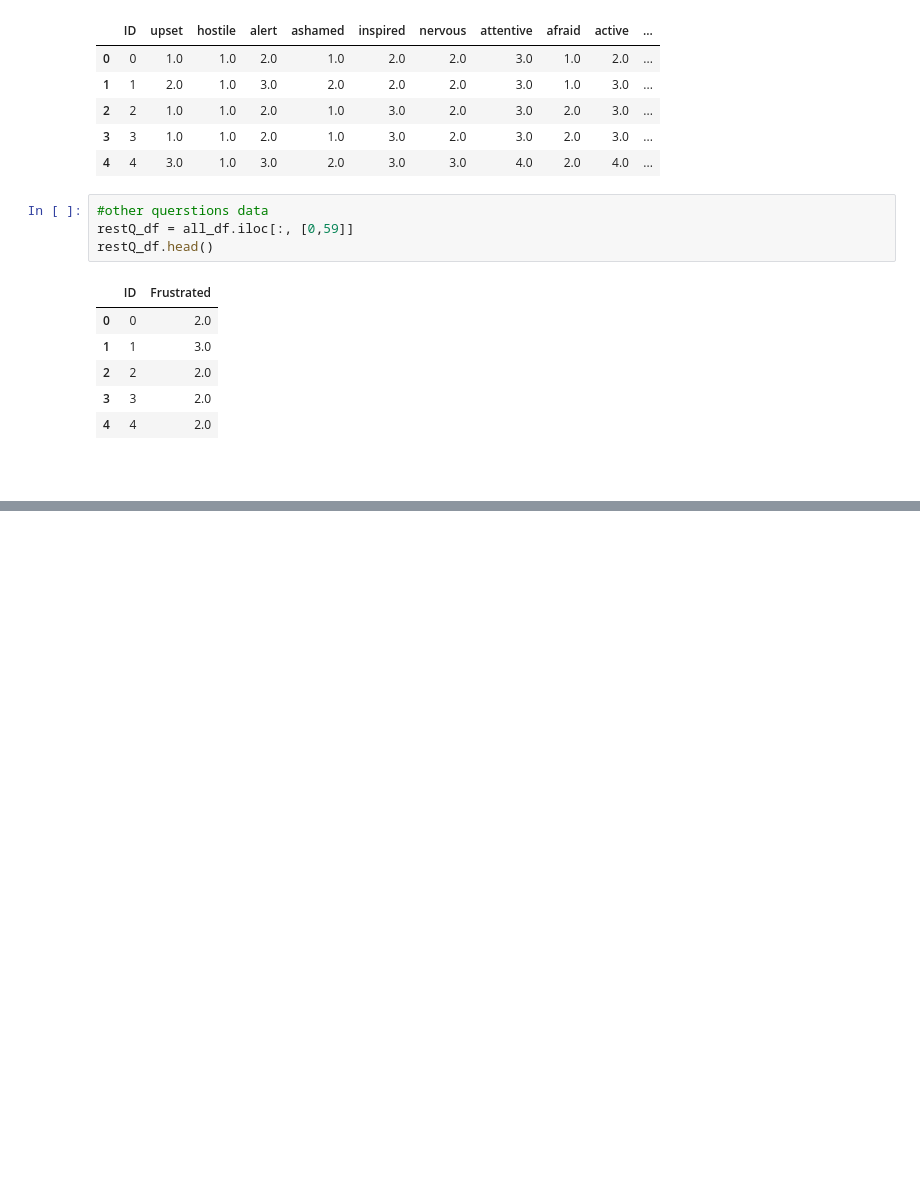
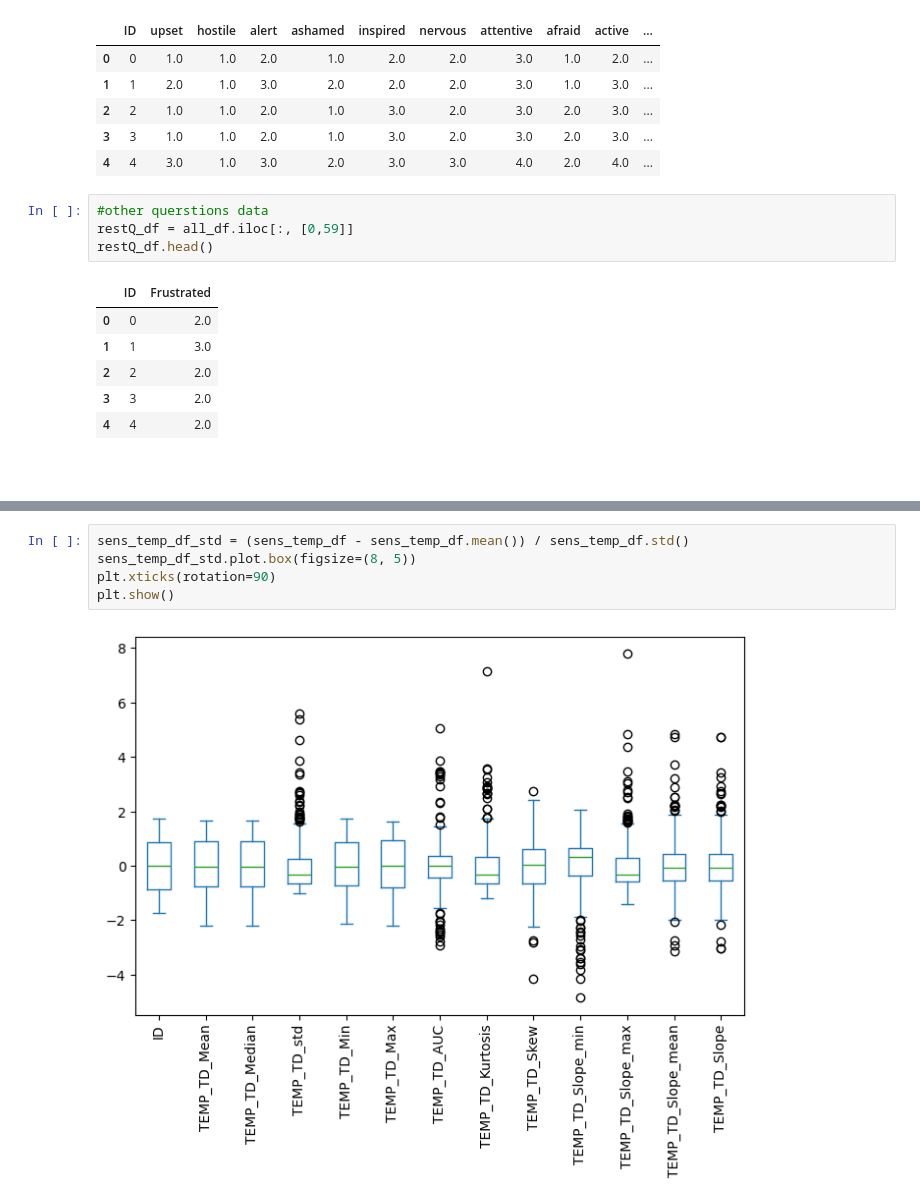
Before and after one commit to InfiniteLobster/CDA-case2, a Jupyter notebook: src/Pre-Processing/main.ipynb, the cells around one changed output, grey strips where cells are left out. Saved outputs shown, nothing was run; the diff lists cells and outputs as text; blank space fills up the shorter version.

```diff
--- a/src/Pre-Processing/main.ipynb
+++ b/src/Pre-Processing/main.ipynb
@@ -152,0 +182,7 @@ restQ_df.head()
+# %%
+sens_temp_df_std = (sens_temp_df - sens_temp_df.mean()) / sens_temp_df.std()
+sens_temp_df_std.plot.box(figsize=(8, 5))
+plt.xticks(rotation=90)
+plt.show()
+# %% [output]
+[figure, added]
```
Also changed, not shown: parts of 5 cells of this notebook, 2 other files.
